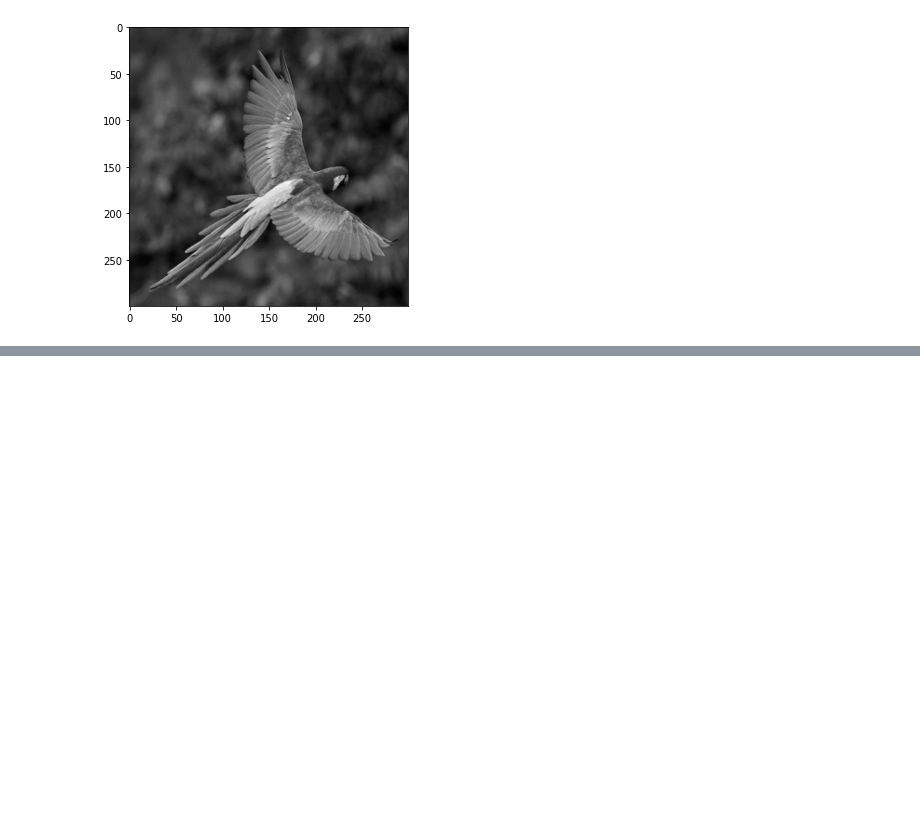
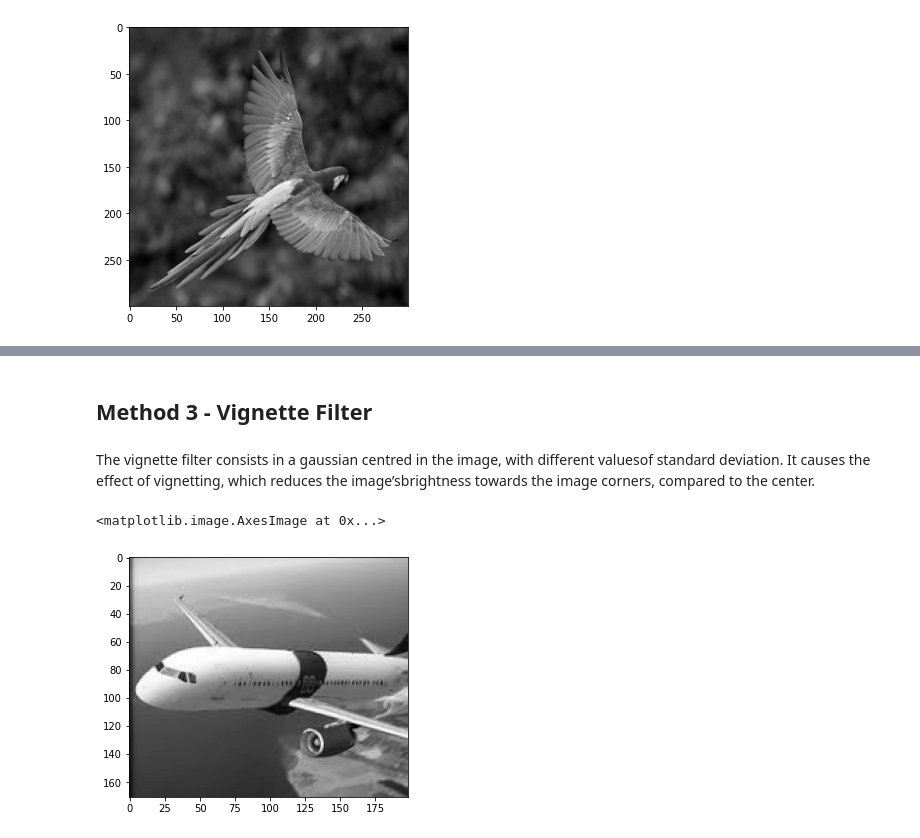
Before and after one commit to vrrusso/dip-assignment_2-image-filtering, a Jupyter notebook: Notebook with examples.ipynb, the cells around one changed output, grey strips where cells are left out. Drawn from its saved outputs; the diff is of its cells as text; code cells hidden in the pictures; blank space fills up the shorter version.

```diff
--- a/Notebook with examples.ipynb
+++ b/Notebook with examples.ipynb
@@ -184,0 +214,12 @@ plt.axis('off')
+# %% [markdown]
+## Method 3 - Vignette Filter
+# %% [markdown]
+The vignette filter consists in a gaussian centred in the image, with different valuesof standard deviation.  It causes the effect of vignetting, which reduces the image’sbrightness towards the image corners, compared to the center.
+# %%
+img = imageio.imread("images/airplane.png")
+plt.figure(figsize =(11, 11))
+plt.subplot(121)
+plt.imshow(img, cmap="gray", vmin= 0, vmax=255)
+# %% [output]
+<matplotlib.image.AxesImage at 0x...>
+[figure, added]
```
Also changed, not shown: parts of 11 cells of this notebook, 1 other file.
